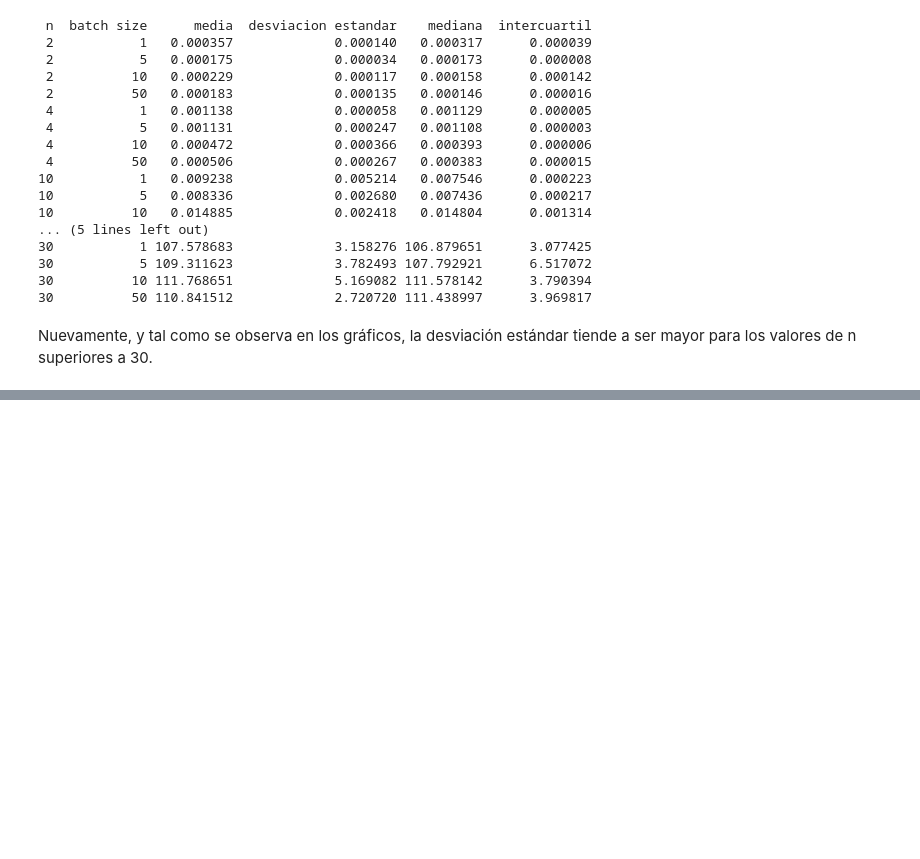
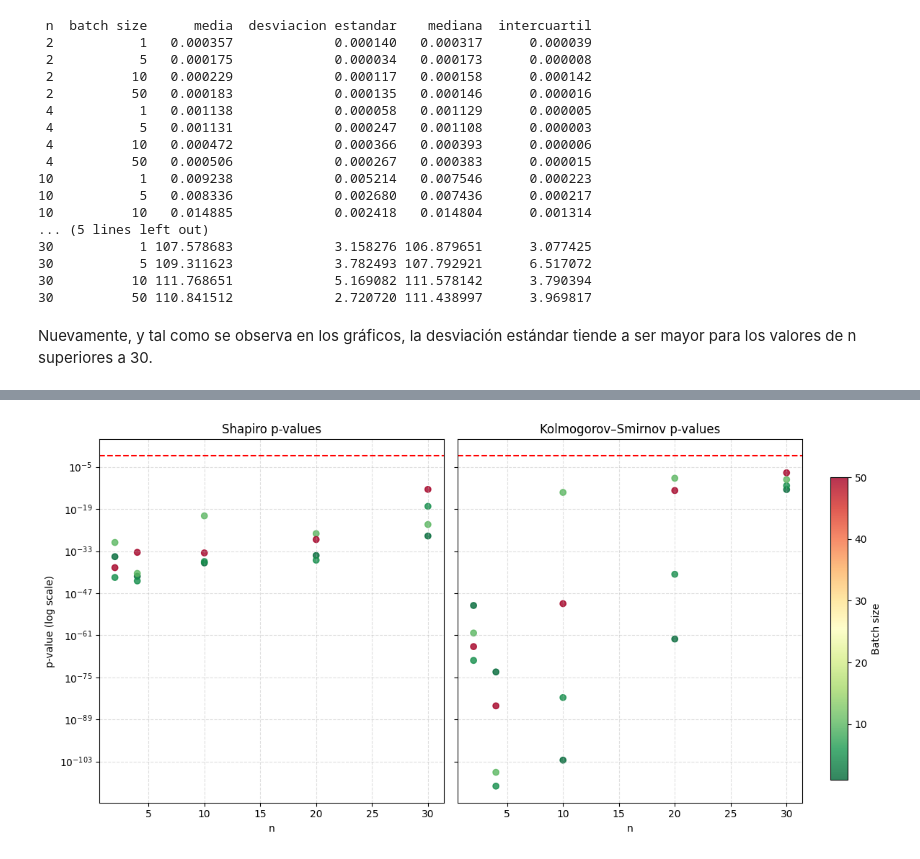
Before and after one commit to 0David1/Probabilidad, a Jupyter notebook: Untitled(1).ipynb, the cells around one changed output, grey strips where cells are left out. Drawn from its saved outputs; the diff is of its cells as text; code cells hidden in the pictures; blank space fills up the shorter version.

Commit message:
add normalty tests

```diff
--- a/Untitled(1).ipynb
+++ b/Untitled(1).ipynb
@@ -210,17 +209,0 @@ Usaremos el test de normalidad de Shapiro-Wilks eligiendo un nivel de confianza
-# %%
-from scipy.stats import shapiro, kstest, norm
-
-
-n = 30
-batch_size = 50
-
-data = df[(df["n"] == n) & (df["batch_size"] == batch_size)]["time_ms"].values
-
-# Shapiro
-W, p_shapiro = shapiro(data)
-print("Shapiro p:", p_shapiro)
-
-# Kolmogorov con normal ajustada
-mu, sigma = np.mean(data), np.std(data, ddof=1)
-stat, p_ks = kstest(data, 'norm', args=(mu, sigma))
-print("KS p:", p_ks)
@@ -229,0 +210,68 @@ KS p: 1.1454111190510922e-07
+# %%
+import numpy as np
+import matplotlib.pyplot as plt
+from scipy.stats import shapiro, kstest
+
+ns = sorted(df["n"].unique())
+batch_sizes = sorted(df["batch_size"].unique())
+
+# Resultados para ambos tests
+p_shapiro_vals = []
+p_ks_vals = []
+n_values = []
+batch_values = []
+
+for n in ns:
+    for batch_size in batch_sizes:
+        data = df[(df["n"] == n) & (df["batch_size"] == batch_size)]["time_ms"]
+
+        # Shapiro
+        _, p_shapiro = shapiro(data)
+
+        # Kolmogorov ajustada
+        mu, sigma = np.mean(data), np.std(data, ddof=1)
+        _, p_ks = kstest(data, 'norm', args=(mu, sigma))
+
+        p_shapiro_vals.append(p_shapiro)
+        p_ks_vals.append(p_ks)
+        n_values.append(n)
+        batch_values.append(batch_size)
+
+# --- Graficar ---
+fig, axes = plt.subplots(1, 2, figsize=(12, 6), sharey=True)
+
+# --- SHAPIRO ---
+sc1 = axes[0].scatter(
+    n_values, p_shapiro_vals,
+    c=batch_values,
+    cmap="RdYlGn_r",
+    alpha=0.8
+)
+axes[0].axhline(0.05, color='red', linestyle='--')
+axes[0].set_title("Shapiro p-values")
+axes[0].set_xlabel("n")
+axes[0].set_ylabel("p-value (log scale)")
+axes[0].set_yscale('log')
+axes[0].grid(True, which="both", ls="--", alpha=0.4)
+
+# --- KS ---
+sc2 = axes[1].scatter(
+    n_values, p_ks_vals,
+    c=batch_values,
+    cmap="RdYlGn_r",
+    alpha=0.8
+)
+axes[1].axhline(0.05, color='red', linestyle='--')
+axes[1].set_title("Kolmogorov–Smirnov p-values")
+axes[1].set_xlabel("n")
+axes[1].set_yscale('log')
+axes[1].grid(True, which="both", ls="--", alpha=0.4)
+
+cbar_ax = fig.add_axes([0.92, 0.15, 0.02, 0.7])
+cbar = fig.colorbar(sc2, cax=cbar_ax)
+cbar.set_label("Batch size")
+
+plt.tight_layout(rect=[0, 0, 0.9, 1])  # deja espacio para el colorbar
+plt.show()
+# %% [output]
+[figure, added]
```
Also changed, not shown: parts of 3 cells of this notebook, 1 other file.
